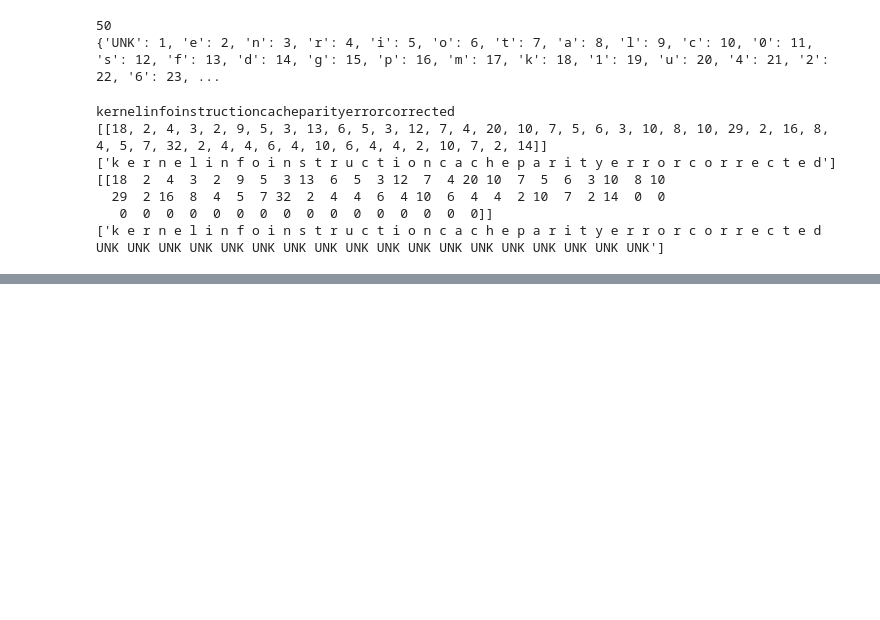
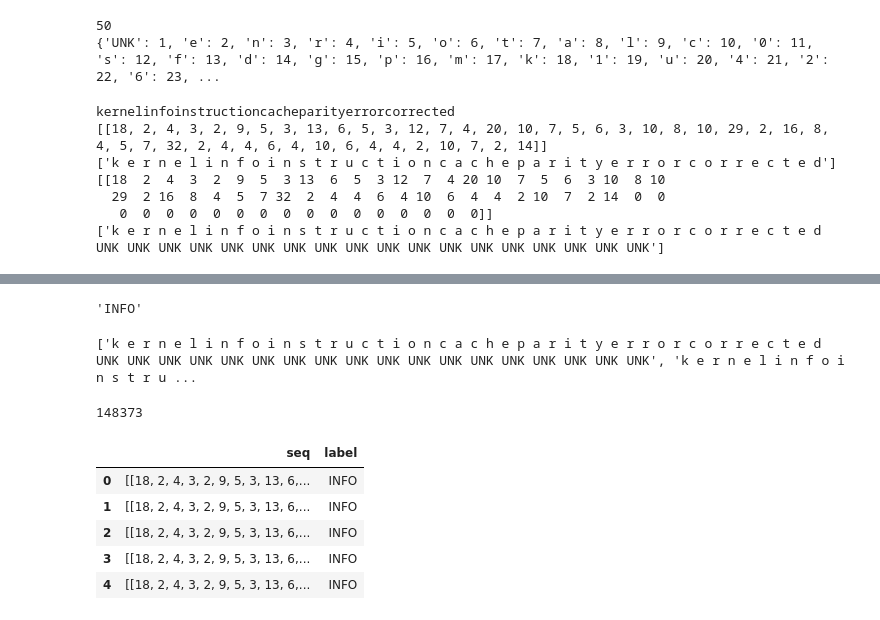
Before and after one commit to BhujayKumarBhatta/OCLog, a Jupyter notebook: oclog/EdaBGL_1.ipynb, the cells around one changed output, grey strips where cells are left out. Drawn from its saved outputs; the diff is of its cells as text; code cells hidden in the pictures; blank space fills up the shorter version.

```diff
--- a/oclog/EdaBGL_1.ipynb
+++ b/oclog/EdaBGL_1.ipynb
@@ -395,0 +397,16 @@ y
+# %%
+num_sequences = []
+for seq, label in cleaned_labelled_sequences:
+    num_seq = []
+    for sline in seq:
+        try:
+            num_line = tk.texts_to_sequences([sline])
+            padded_num_line = pad_sequences(num_line, maxlen=padded_char_len,
+                                                  padding=padding_style, truncating=truncating)
+            num_seq.append(padded_num_line[0])
+        except Exception as e:
+            print(e)
+            print('line:', sline)
+            break
+    num_sequences.append((num_seq, label))
+num_sequences[0]
@@ -395,0 +431,22 @@ y
+# %%
+num_sequences[0][1]
+# %% [output]
+'INFO'
+# %%
+print(tk.sequences_to_texts(num_sequences[0][0]))
+# %% [output]
+['k e r n e l i n f o i n s t r u c t i o n c a c h e p a r i t y e r r o r c o r r e c t e d UNK UNK UNK UNK UNK UNK UNK UNK UNK UNK UNK UNK UNK UNK UNK UNK UNK UNK', 'k e r n e l i n f o i n s t r u ...
+# %%
+print(len(num_sequences))
+# %% [output]
+148373
+# %%
+numdf = pd.DataFrame(num_sequences, columns=['seq', 'label'])
+numdf.head()
+# %% [output]
+|  | seq | label |
+| 0 | [[18, 2, 4, 3, 2, 9, 5, 3, 13, 6,... | INFO |
+| 1 | [[18, 2, 4, 3, 2, 9, 5, 3, 13, 6,... | INFO |
+| 2 | [[18, 2, 4, 3, 2, 9, 5, 3, 13, 6,... | INFO |
+| 3 | [[18, 2, 4, 3, 2, 9, 5, 3, 13, 6,... | INFO |
+| 4 | [[18, 2, 4, 3, 2, 9, 5, 3, 13, 6,... | INFO |
```
Also changed, not shown: parts of 30 cells of this notebook, 1 other file.
